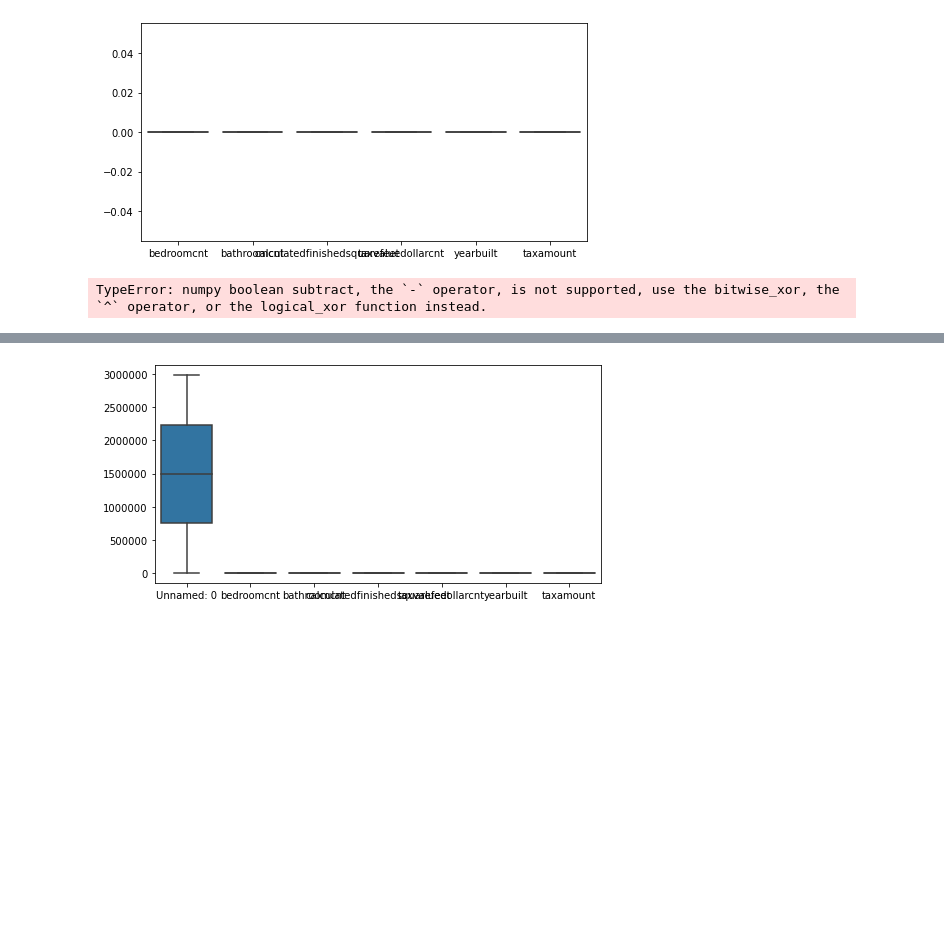
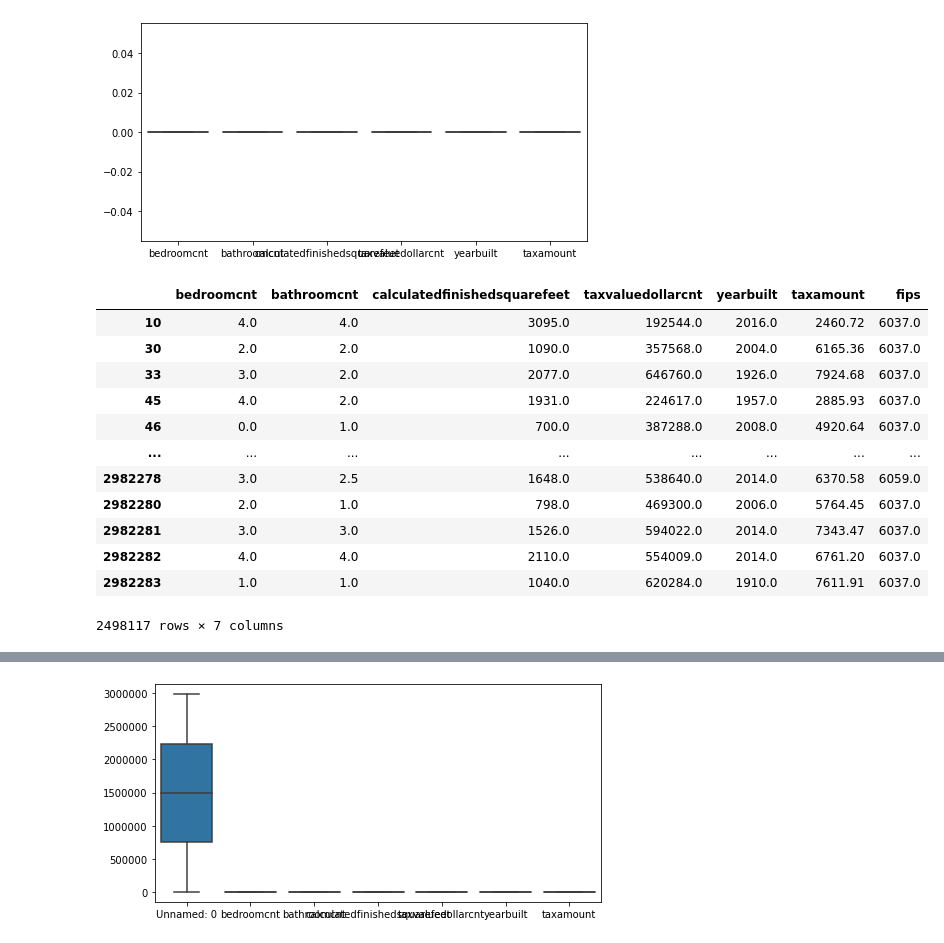
Before and after one commit to SLawsonWoods/regression-exercises, a Jupyter notebook: wrangle.ipynb, the cells around one changed output, grey strips where cells are left out. Drawn from its saved outputs; the diff is of its cells as text; code cells hidden in the pictures; blank space fills up the shorter version.

```diff
--- a/wrangle.ipynb
+++ b/wrangle.ipynb
@@ -148,3 +105,0 @@ df.taxvaluedollarcnt = df.taxvaluedollarcnt.isnull() == 461896.052361
-# %%
-#replace the null values for yearbuilt
-df.yearbuilt = df.yearbuilt.isnull() == 1961
@@ -247,9 +148,21 @@ def remove_outliers(df, k, col_list):
 # %%
-#this didn't work it says not to use the - symbol
-df = remove_outliers(df, 1.5, ['bedroomcnt', 'bathroomcnt', 'calculatedfinishedsquarefeet', 'taxvaluedollarcnt', 'taxamount', 'yearbuilt'])
+#n removing outliers
+df = wrangle.remove_outliers(df, 1.5, ['bedroomcnt', 'bathroomcnt', 'calculatedfinishedsquarefeet', 'taxvaluedollarcnt', 'taxamount', 'yearbuilt'])
 df
 # %% [output]
+|  | bedroomcnt | bathroomcnt | calculatedfinishedsquarefeet | taxvaluedollarcnt | yearbuilt | taxamount | fips |
+| 10 | 4.0 | 4.0 | 3095.0 | 192544.0 | 2016.0 | 2460.72 | 6037.0 |
+| 30 | 2.0 | 2.0 | 1090.0 | 357568.0 | 2004.0 | 6165.36 | 6037.0 |
+| 33 | 3.0 | 2.0 | 2077.0 | 646760.0 | 1926.0 | 7924.68 | 6037.0 |
+| 45 | 4.0 | 2.0 | 1931.0 | 224617.0 | 1957.0 | 2885.93 | 6037.0 |
+| 46 | 0.0 | 1.0 | 700.0 | 387288.0 | 2008.0 | 4920.64 | 6037.0 |
+| ... | ... | ... | ... | ... | ... | ... | ... |
+| 2982278 | 3.0 | 2.5 | 1648.0 | 538640.0 | 2014.0 | 6370.58 | 6059.0 |
+| 2982280 | 2.0 | 1.0 | 798.0 | 469300.0 | 2006.0 | 5764.45 | 6037.0 |
+| 2982281 | 3.0 | 3.0 | 1526.0 | 594022.0 | 2014.0 | 7343.47 | 6037.0 |
+| 2982282 | 4.0 | 4.0 | 2110.0 | 554009.0 | 2014.0 | 6761.20 | 6037.0 |
+| 2982283 | 1.0 | 1.0 | 1040.0 | 620284.0 | 1910.0 | 7611.91 | 6037.0 |
-TypeError: numpy boolean subtract, the `-` operator, is not supported, use the bitwise_xor, the `^` operator, or the logical_xor function instead.
+2498117 rows × 7 columns
 # %%
 # visualize the changes in a histogram
 plt.figure(figsize=(16, 3))
```
Also changed, not shown: parts of 20 cells of this notebook.
